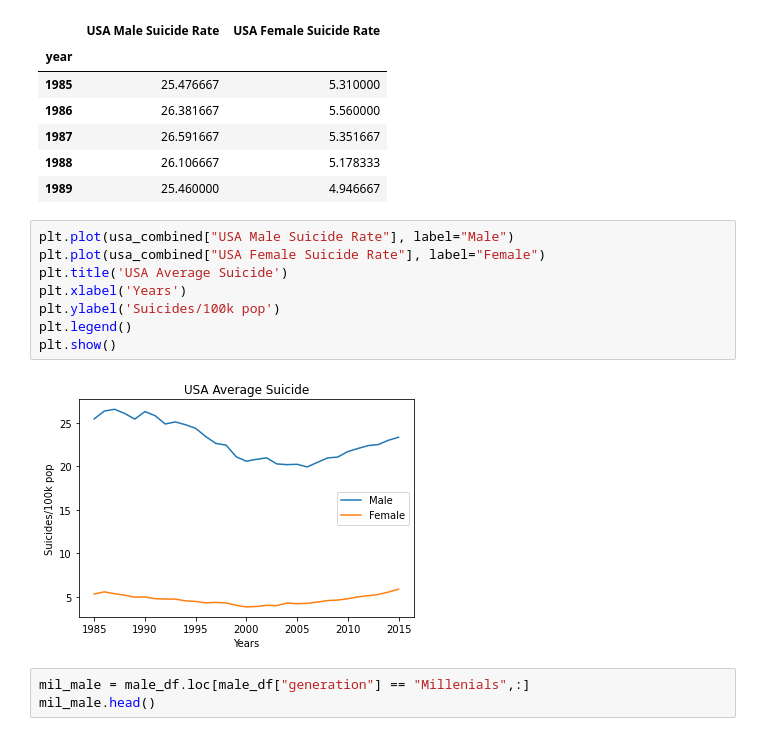
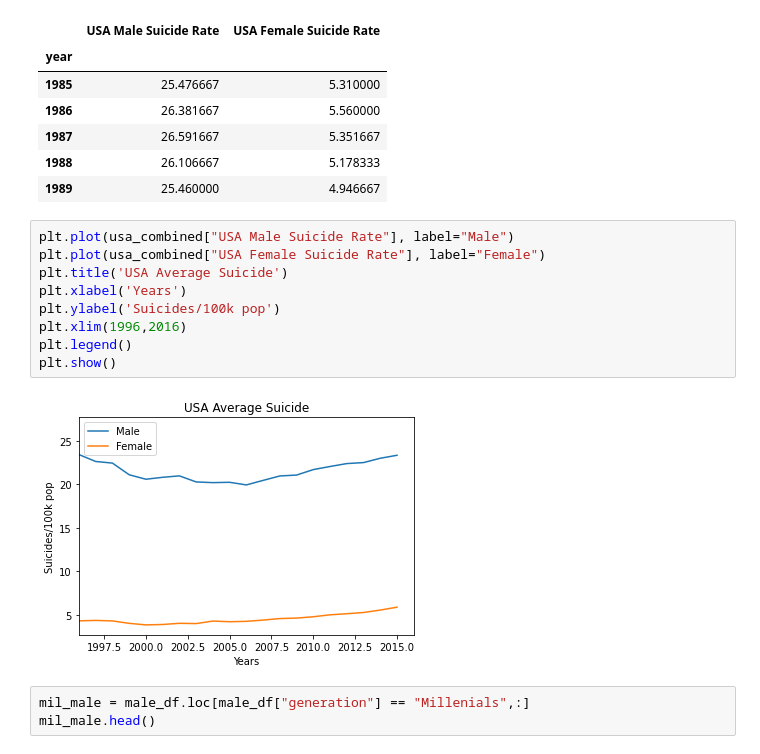
Before and after one commit to ludmilagd/SocialMediaUsageImpact, a Jupyter notebook: SuicideRatebyGender.ipynb, the cells around one changed output. Drawn from its saved outputs; the diff is of its cells as text.

```diff
--- a/SuicideRatebyGender.ipynb
+++ b/SuicideRatebyGender.ipynb
@@ -152,13 +153,14 @@ usa_combined.head()
 # %%
 plt.plot(usa_combined["USA Male Suicide Rate"], label="Male")
 plt.plot(usa_combined["USA Female Suicide Rate"], label="Female")
 plt.title('USA Average Suicide')
 plt.xlabel('Years')
 plt.ylabel('Suicides/100k pop')
+plt.xlim(1996,2016)
 plt.legend()
 plt.show()
 # %% [output]
-[figure, old version]
+[figure, new version]
 # %%
 mil_male = male_df.loc[male_df["generation"] == "Millenials",:]
 mil_male.head()
```
Also changed, not shown: parts of 4 cells of this notebook.
